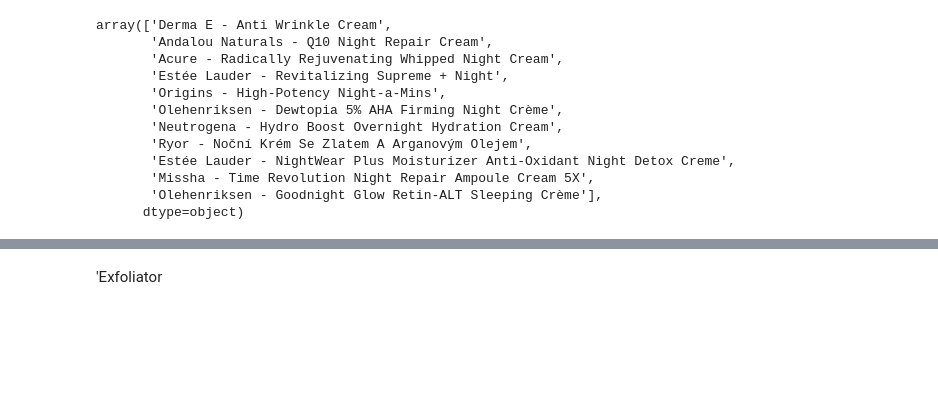
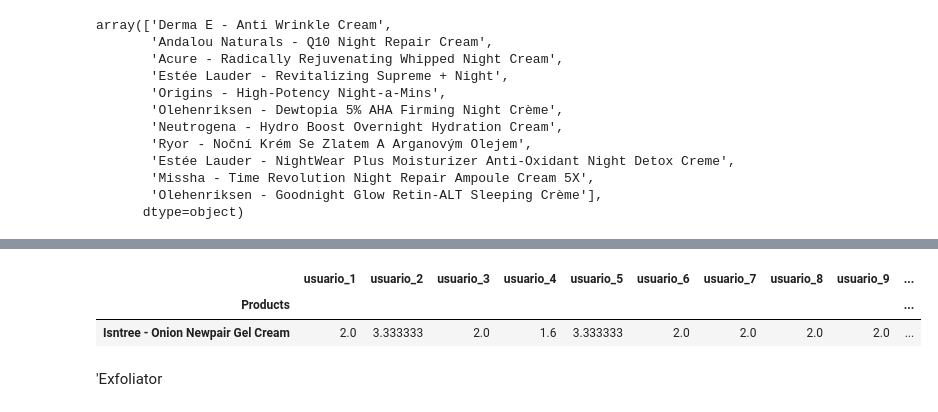
Before and after one commit to cristina-apostol/Skinbot-ML, a Jupyter notebook: Modelo recomendación.ipynb, the cells around one changed output, grey strips where cells are left out. Drawn from its saved outputs; the diff is of its cells as text; code cells hidden in the pictures; blank space fills up the shorter version.

```diff
--- a/Modelo recomendación.ipynb
+++ b/Modelo recomendación.ipynb
@@ -557,0 +558,2 @@ reco_night[:1]
+# %%
+filtro= skincare.loc[(skincare.Skin == 'dry') & (skincare.Type == 'Day Moisturizer')]
@@ -558,2 +572,43 @@ reco_night[:1]
+# %%
+
+dry_day=filtro.set_index('Products')
+
+dry_day = dry_day.drop(columns= ['Type', 'Skin'], axis=1)
+# %%
+
+random={'Ryor - Denní Krém Mořské Rasy': 3.5,
+
+       }
+
+dry_day['random']=pd.Series(random)
+
+prueba_day= dry_day.loc[dry_day["random"].isnull()]
+
+rat_day= prueba_day.drop('random', axis=1)
+
+rating_day= dry_day.loc[dry_day["random"].notnull()]
+# %%
+
+distancias=squareform(pdist(rating_day.T, 'euclidean'))
+
+similitud=1/(1+distancias)
+
+similitudes_day=pd.DataFrame(similitud, index=rating_day.columns, columns=rating_day.columns)
+# %%
+simil_day=similitudes_day['random'].sort_values(ascending=False)[1:]
+
+for n,s in dict(simil_day).items():
+
+    rat_day[n]=rat_day[n]*s   # producto entre similitud y rating
+
+rat_day['Total']=rat_day.sum(axis=1)
+
+reco_day=rat_day.sort_values('Total', ascending=False)
+
+reco_day[:1]
+# %% [output]
+|  | usuario_1 | usuario_2 | usuario_3 | usuario_4 | usuario_5 | usuario_6 | usuario_7 | usuario_8 | usuario_9 | ... |
+| Products |  |  |  |  |  |  |  |  |  | ... |
+| Isntree - Onion Newpair Gel Cream | 2.0 | 3.333333 | 2.0 | 1.6 | 3.333333 | 2.0 | 2.0 | 2.0 | 2.0 | ... |
 # %% [markdown]
 'Exfoliator
```
Also changed, not shown: parts of 2 cells of this notebook.
